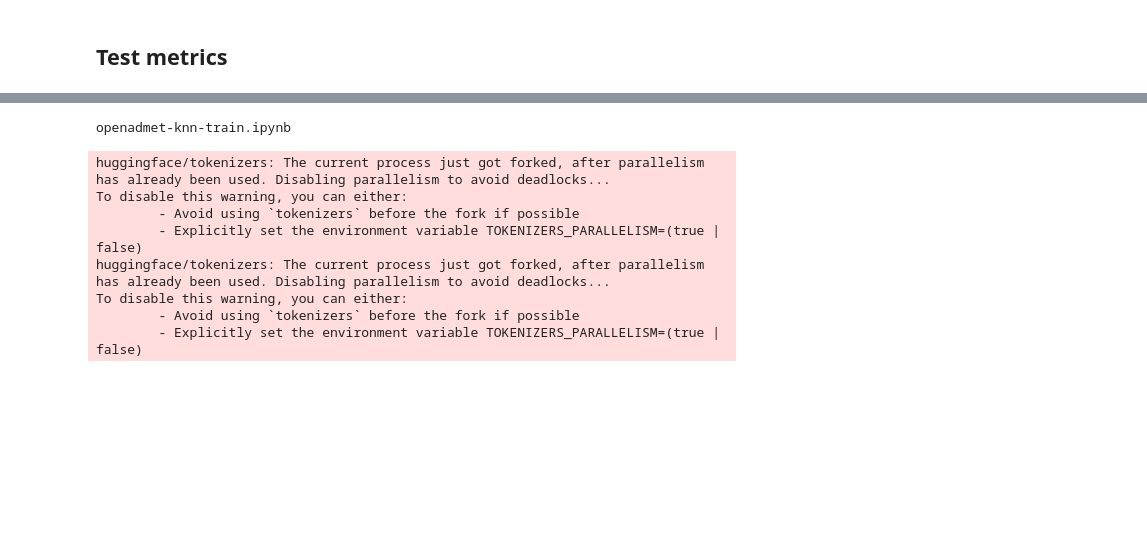
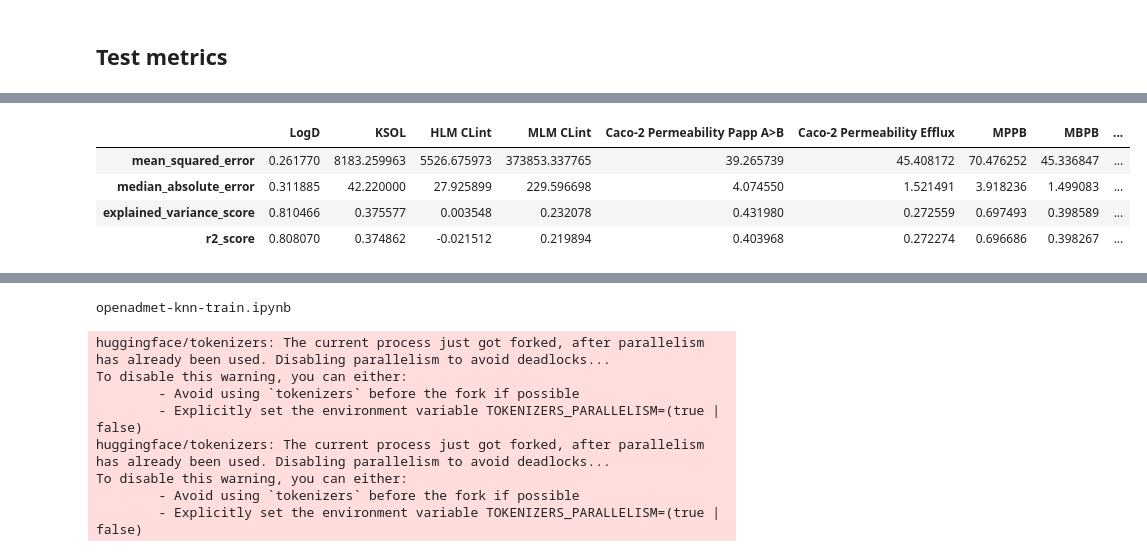
Before and after one commit to latticetower/chemney, a Jupyter notebook: kaggle/2-train-v1/openadmet2026-train-v1.ipynb, the cells around one changed output, grey strips where cells are left out. Cells and saved outputs as stored; diff of their text form; code cells hidden in the pictures; blank space fills up the shorter version.

```diff
--- a/kaggle/2-train-v1/openadmet2026-train-v1.ipynb
+++ b/kaggle/2-train-v1/openadmet2026-train-v1.ipynb
@@ -397,0 +585,8 @@ pd.DataFrame(test_metrics, columns=TARGET_COLUMNS)
+# %%
+pd.DataFrame(test_metrics, columns=TARGET_COLUMNS)
+# %% [output]
+|  | LogD | KSOL | HLM CLint | MLM CLint | Caco-2 Permeability Papp A>B | Caco-2 Permeability Efflux | MPPB | MBPB | ... |
+| mean_squared_error | 0.261770 | 8183.259963 | 5526.675973 | 373853.337765 | 39.265739 | 45.408172 | 70.476252 | 45.336847 | ... |
+| median_absolute_error | 0.311885 | 42.220000 | 27.925899 | 229.596698 | 4.074550 | 1.521491 | 3.918236 | 1.499083 | ... |
+| explained_variance_score | 0.810466 | 0.375577 | 0.003548 | 0.232078 | 0.431980 | 0.272559 | 0.697493 | 0.398589 | ... |
+| r2_score | 0.808070 | 0.374862 | -0.021512 | 0.219894 | 0.403968 | 0.272274 | 0.696686 | 0.398267 | ... |
```
Also changed, not shown: parts of 21 cells of this notebook.
